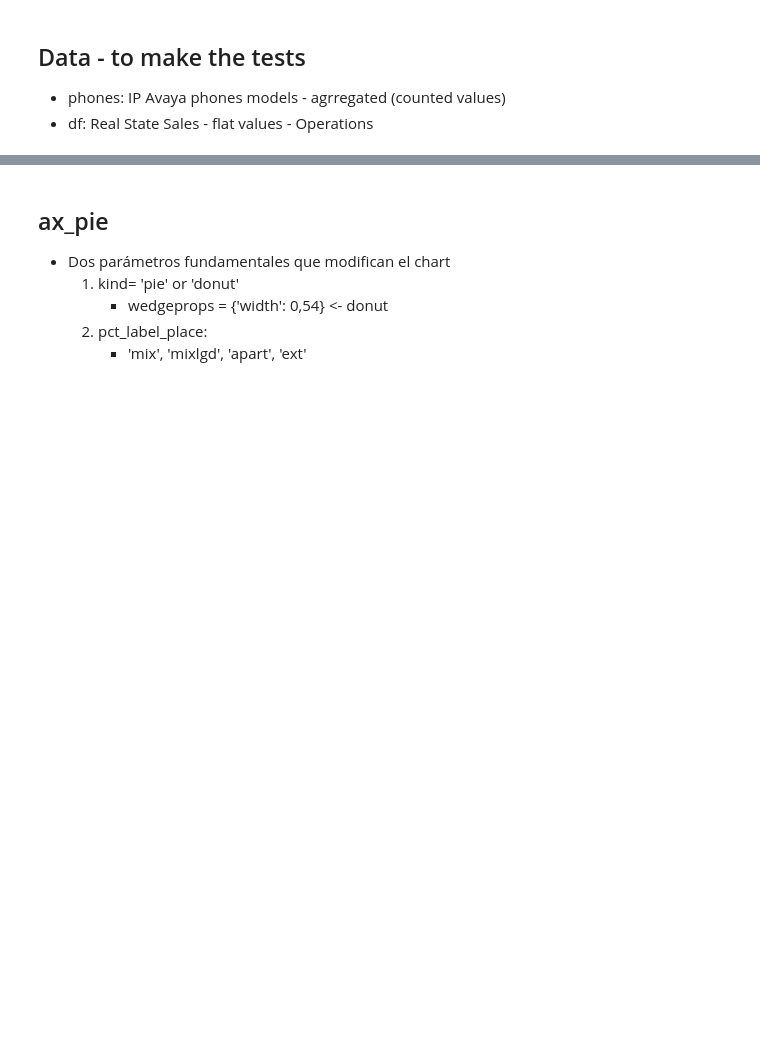
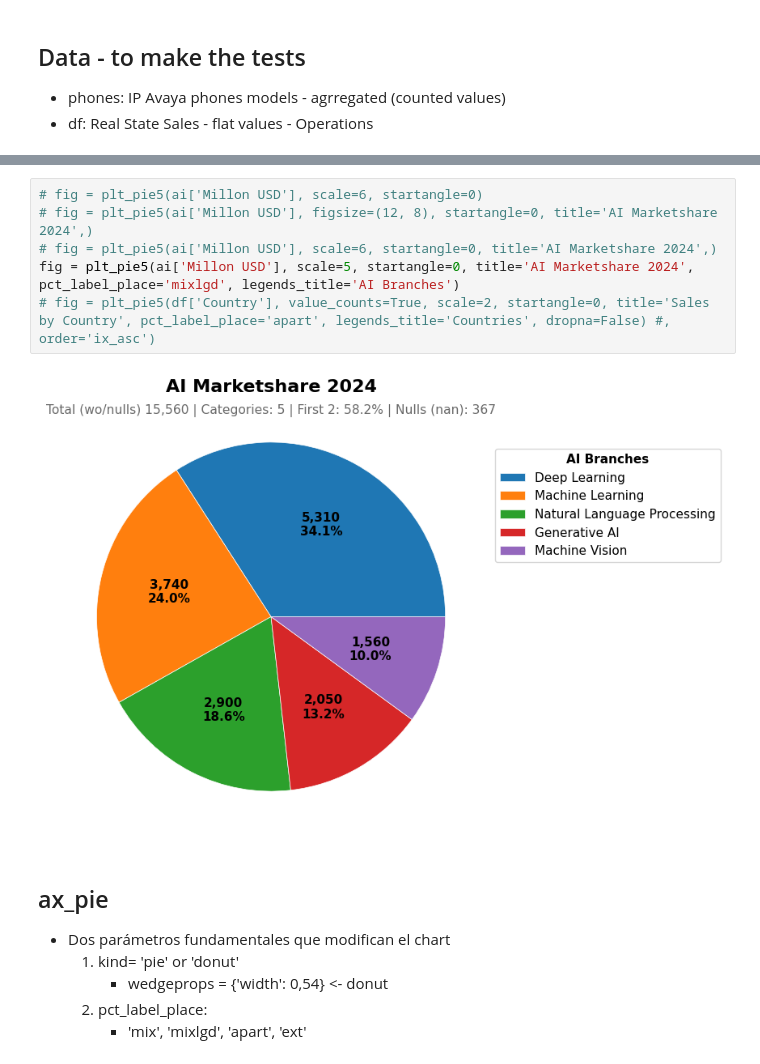
Before and after one commit to jmonti-gh/jm_utils, a Jupyter notebook: des/ax_pie.ipynb, the cells around one changed output, grey strips where cells are left out. Cells and saved outputs as stored; diff of their text form; blank space fills up the shorter version.

```diff
--- a/des/ax_pie.ipynb
+++ b/des/ax_pie.ipynb
@@ -264,3 +373,11 @@ ax_plt_pie5(ax2, df['Gender'], value_counts=True, label_rotate=0, dropna=False,
+# %%
+# fig = plt_pie5(ai['Millon USD'], scale=6, startangle=0)
+# fig = plt_pie5(ai['Millon USD'], figsize=(12, 8), startangle=0, title='AI Marketshare 2024',)
+# fig = plt_pie5(ai['Millon USD'], scale=6, startangle=0, title='AI Marketshare 2024',)
+fig = plt_pie5(ai['Millon USD'], scale=5, startangle=0, title='AI Marketshare 2024', pct_label_place='mixlgd', legends_title='AI Branches')
+# fig = plt_pie5(df['Country'], value_counts=True, scale=2, startangle=0, title='Sales by Country', pct_label_place='apart', legends_title='Countries', dropna=False) #, order='ix_asc')
+# %% [output]
+[figure, added]
 # %% [markdown]
 ## ax_pie
 - Dos parámetros fundamentales que modifican el chart
```
Also changed, not shown: parts of 13 cells of this notebook, 2 other files.
